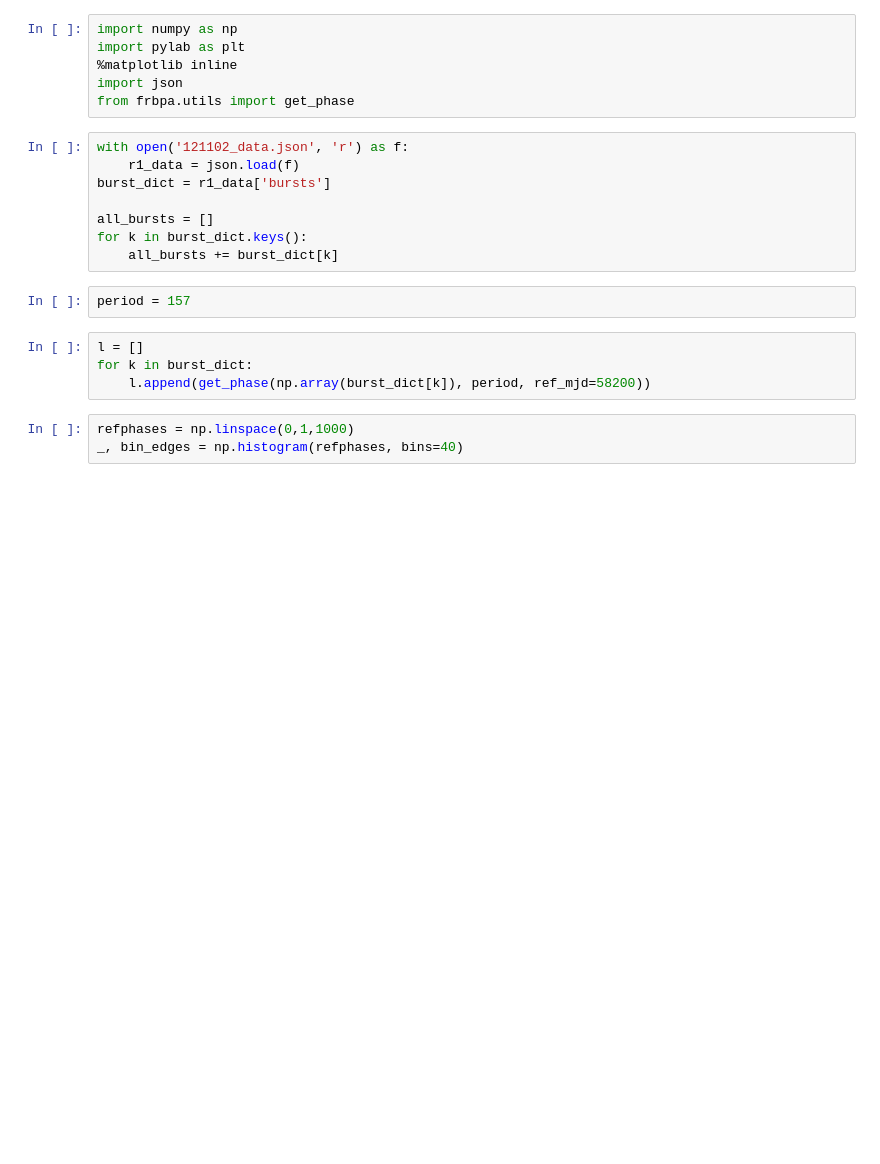
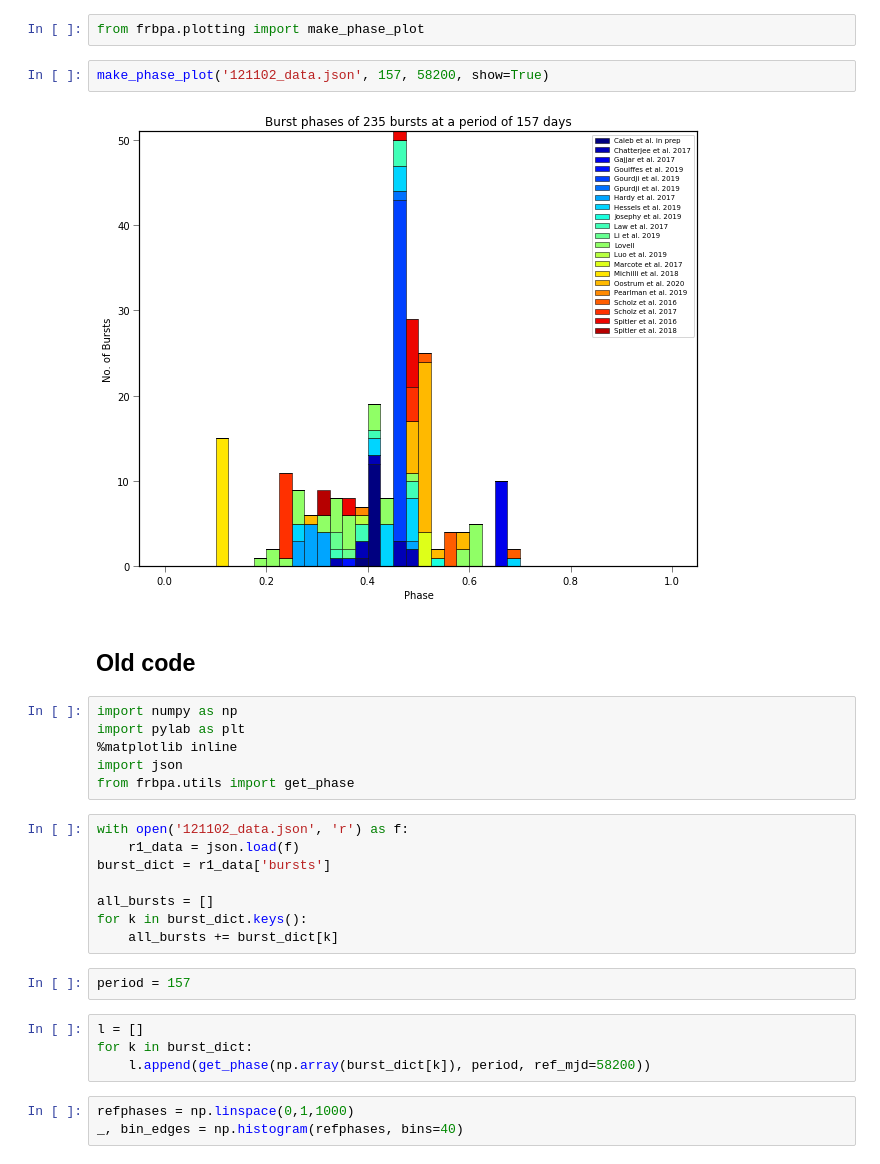
Before and after one commit to KshitijAggarwal/frbpa, a Jupyter notebook: examples/r1/phase_plot.ipynb, the cells around one changed output. Saved outputs shown, nothing was run; the diff lists cells and outputs as text; blank space fills up the shorter version.

Commit message:
using new plotting function

```diff
--- a/examples/r1/phase_plot.ipynb
+++ b/examples/r1/phase_plot.ipynb
@@ -1,3 +1,11 @@
+# %%
+from frbpa.plotting import make_phase_plot
+# %%
+make_phase_plot('121102_data.json', 157, 58200, show=True)
+# %% [output]
+[figure, added]
+# %% [markdown]
+## Old code
 # %%
 import numpy as np
 import pylab as plt
```
Also changed, not shown: parts of 1 cell of this notebook.
